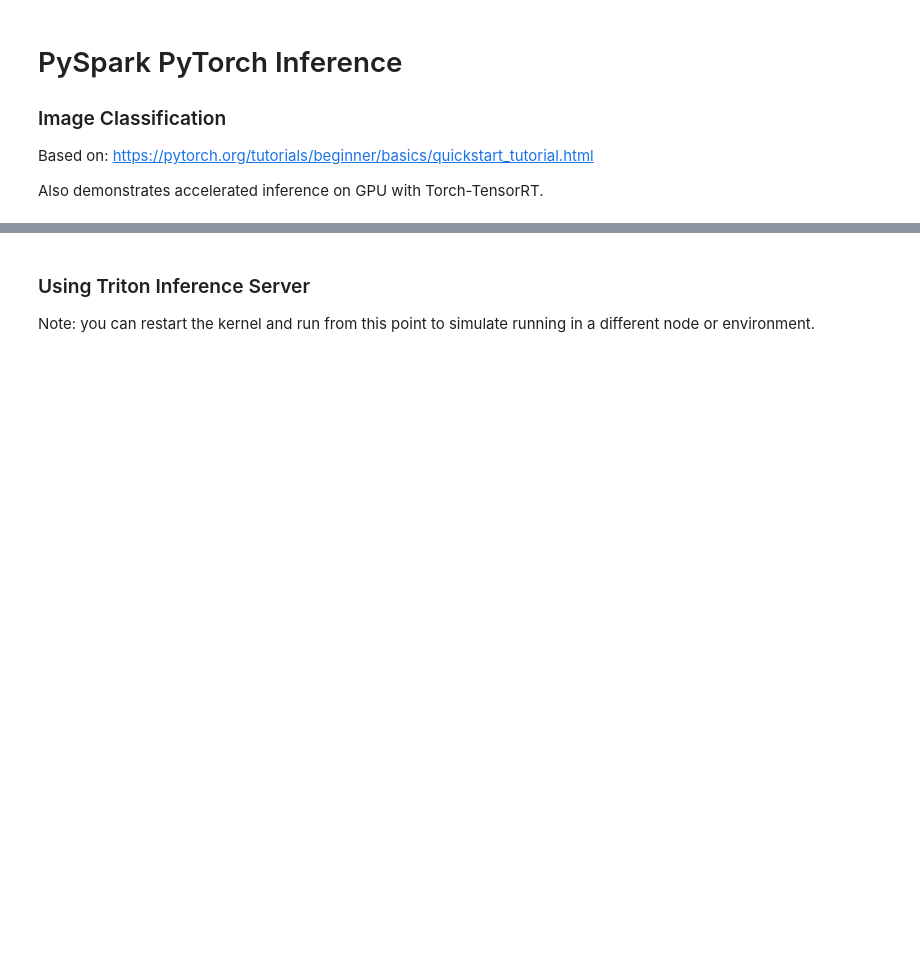
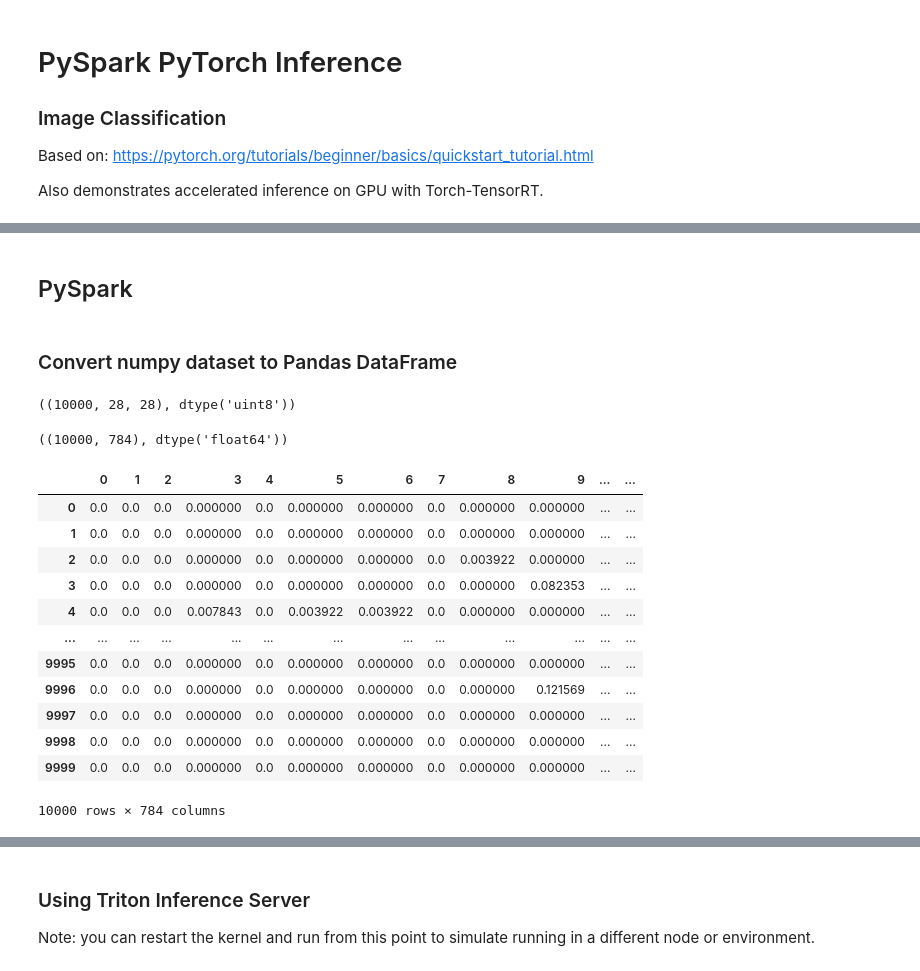
Before and after one commit to YanxuanLiu/spark-rapids-examples, a Jupyter notebook: examples/ML+DL-Examples/Spark-DL/dl_inference/pytorch/triton_torch.ipynb, the cells around one changed output, grey strips where cells are left out. Cells and saved outputs as stored; diff of their text form; code cells hidden in the pictures; blank space fills up the shorter version.

```diff
--- a/examples/ML+DL-Examples/Spark-DL/dl_inference/pytorch/triton_torch.ipynb
+++ b/examples/ML+DL-Examples/Spark-DL/dl_inference/pytorch/triton_torch.ipynb
@@ -7,0 +19,16 @@ Also demonstrates accelerated inference on GPU with Torch-TensorRT.
+# %%
+# Download training data from open datasets.
+training_data = datasets.FashionMNIST(
+    root="data",
+    train=True,
+    download=True,
+    transform=ToTensor(),
+)
+
+# Download test data from open datasets.
+test_data = datasets.FashionMNIST(
+    root="data",
+    train=False,
+    download=True,
+    transform=ToTensor(),
+)
@@ -7,0 +304,4 @@ Also demonstrates accelerated inference on GPU with Torch-TensorRT.
+# %% [markdown]
+## PySpark
+# %% [markdown]
+### Convert numpy dataset to Pandas DataFrame
@@ -7,0 +313,27 @@ Also demonstrates accelerated inference on GPU with Torch-TensorRT.
+# %%
+data = test_data.data.numpy()
+data.shape, data.dtype
+# %% [output]
+((10000, 28, 28), dtype('uint8'))
+# %%
+data = data.reshape(10000, 784) / 255.0
+data.shape, data.dtype
+# %% [output]
+((10000, 784), dtype('float64'))
+# %%
+pdf784 = pd.DataFrame(data)
+pdf784
+# %% [output]
+|  | 0 | 1 | 2 | 3 | 4 | 5 | 6 | 7 | 8 | 9 | ... | ... |
+| 0 | 0.0 | 0.0 | 0.0 | 0.000000 | 0.0 | 0.000000 | 0.000000 | 0.0 | 0.000000 | 0.000000 | ... | ... |
+| 1 | 0.0 | 0.0 | 0.0 | 0.000000 | 0.0 | 0.000000 | 0.000000 | 0.0 | 0.000000 | 0.000000 | ... | ... |
+| 2 | 0.0 | 0.0 | 0.0 | 0.000000 | 0.0 | 0.000000 | 0.000000 | 0.0 | 0.003922 | 0.000000 | ... | ... |
+| 3 | 0.0 | 0.0 | 0.0 | 0.000000 | 0.0 | 0.000000 | 0.000000 | 0.0 | 0.000000 | 0.082353 | ... | ... |
+| 4 | 0.0 | 0.0 | 0.0 | 0.007843 | 0.0 | 0.003922 | 0.003922 | 0.0 | 0.000000 | 0.000000 | ... | ... |
+| ... | ... | ... | ... | ... | ... | ... | ... | ... | ... | ... | ... | ... |
+| 9995 | 0.0 | 0.0 | 0.0 | 0.000000 | 0.0 | 0.000000 | 0.000000 | 0.0 | 0.000000 | 0.000000 | ... | ... |
+| 9996 | 0.0 | 0.0 | 0.0 | 0.000000 | 0.0 | 0.000000 | 0.000000 | 0.0 | 0.000000 | 0.121569 | ... | ... |
+| 9997 | 0.0 | 0.0 | 0.0 | 0.000000 | 0.0 | 0.000000 | 0.000000 | 0.0 | 0.000000 | 0.000000 | ... | ... |
+| 9998 | 0.0 | 0.0 | 0.0 | 0.000000 | 0.0 | 0.000000 | 0.000000 | 0.0 | 0.000000 | 0.000000 | ... | ... |
+| 9999 | 0.0 | 0.0 | 0.0 | 0.000000 | 0.0 | 0.000000 | 0.000000 | 0.0 | 0.000000 | 0.000000 | ... | ... |
+10000 rows × 784 columns
```
Also changed, not shown: parts of 85 cells of this notebook, 1 other file.
